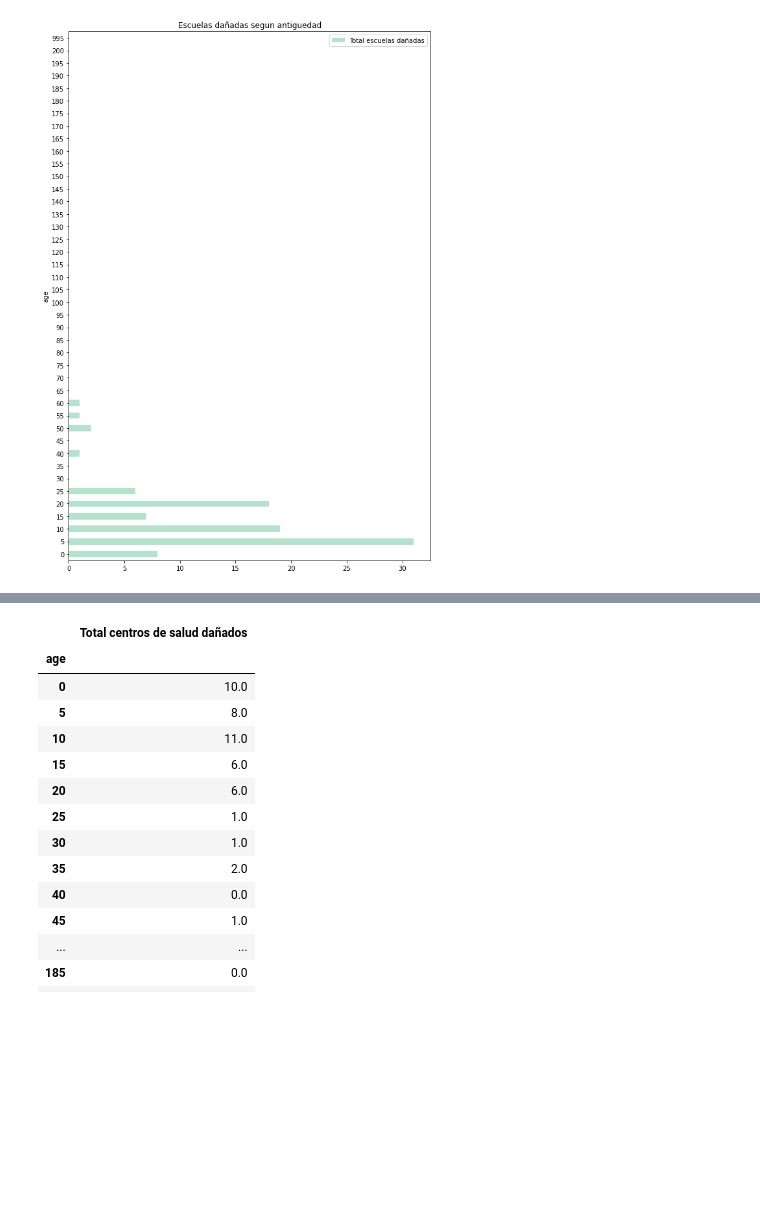
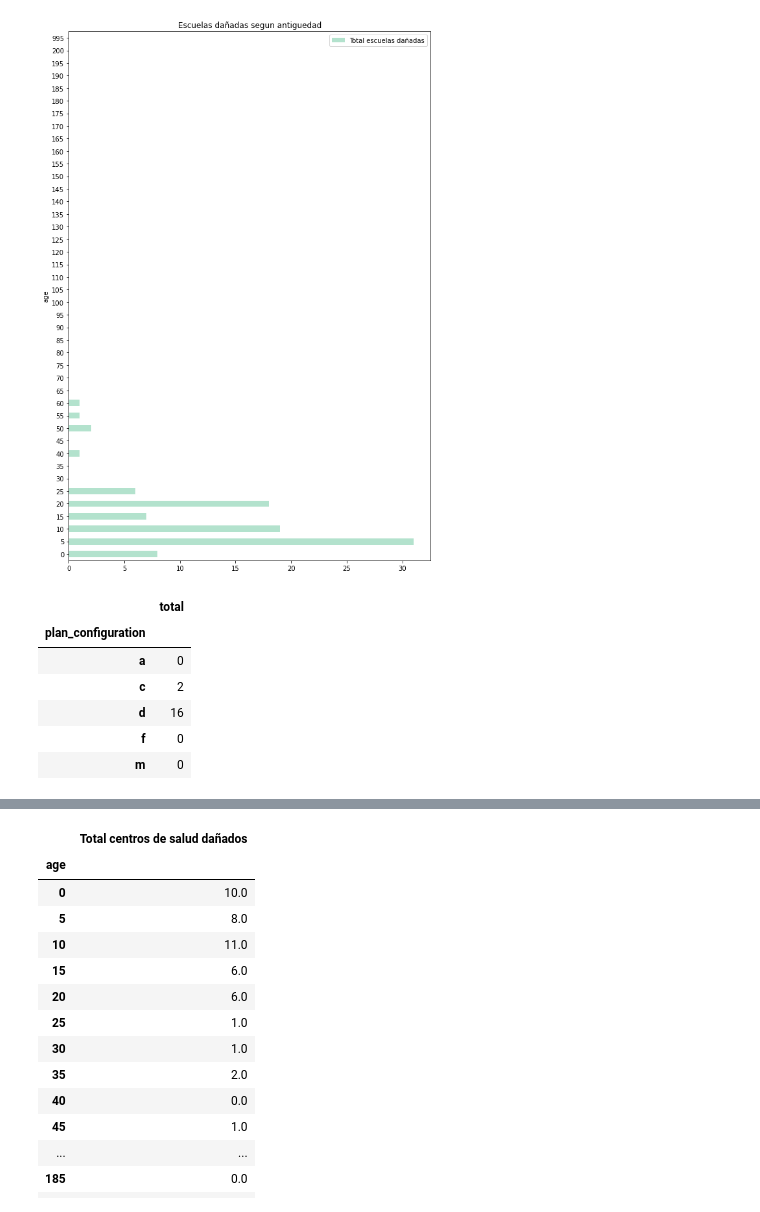
Before and after one commit to FranciscoGauna/TP-Datos-2021, a Jupyter notebook: Usos de las edificaciones.ipynb, the cells around one changed output, grey strips where cells are left out. Saved outputs shown, nothing was run; the diff lists cells and outputs as text; code cells hidden in the pictures; blank space fills up the shorter version.

```diff
--- a/Usos de las edificaciones.ipynb
+++ b/Usos de las edificaciones.ipynb
@@ -50,3 +51,17 @@ escuelasAge.plot.barh(stacked = True, colormap='Pastel2', \
 # %%
 #Conclusión: La mayoría de las escuelas dañadas tienen una antiguedad de 5 años (31 escuelas)
 #y 10 años (19 escuelas), del total de 94 escuelas dañadas.
+# %%
+escuelas10A = values[values['has_secondary_use_school'] == True]
+escuelas10A = escuelas10A[escuelas10A['age'] == 10]
+configEscuelas = escuelas10A.groupby(['plan_configuration']).agg({'plan_configuration':'count'})\
+.rename(columns = {'plan_configuration': 'total'})
+configEscuelas.head(5)
+# %% [output]
+|  | total |
+| plan_configuration |  |
+| a | 0 |
+| c | 2 |
+| d | 16 |
+| f | 0 |
+| m | 0 |
```
Also changed, not shown: parts of 5 cells of this notebook.
